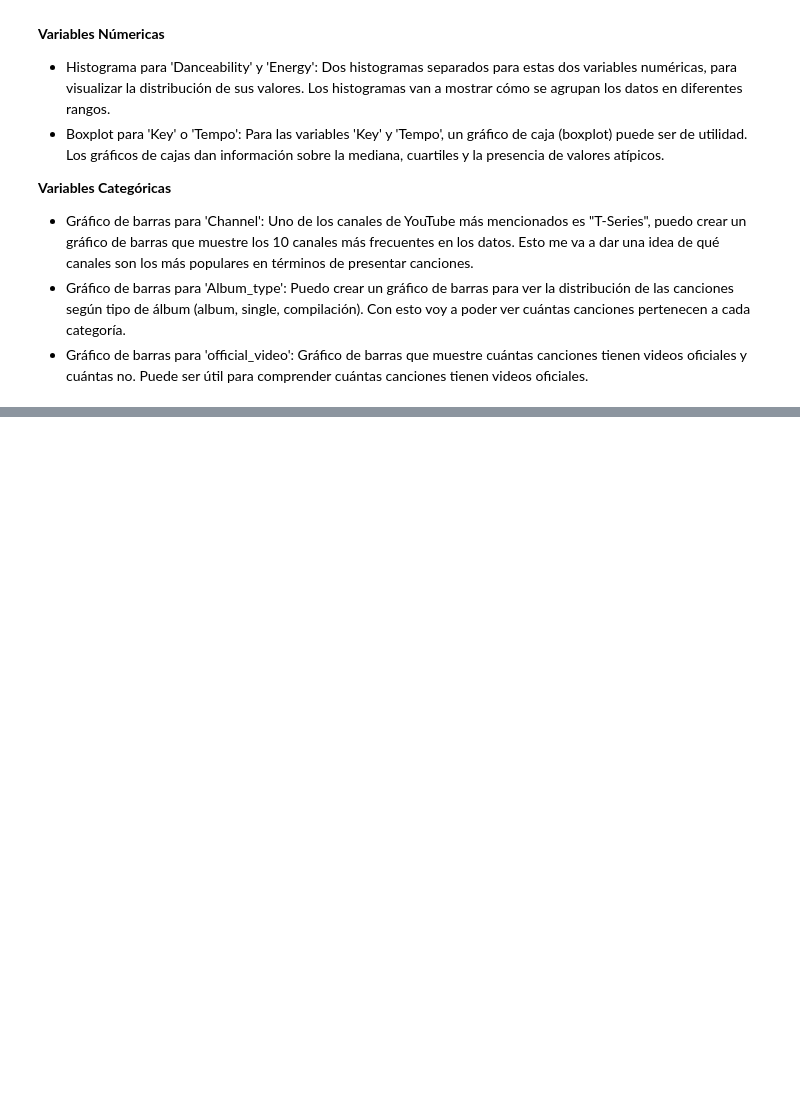
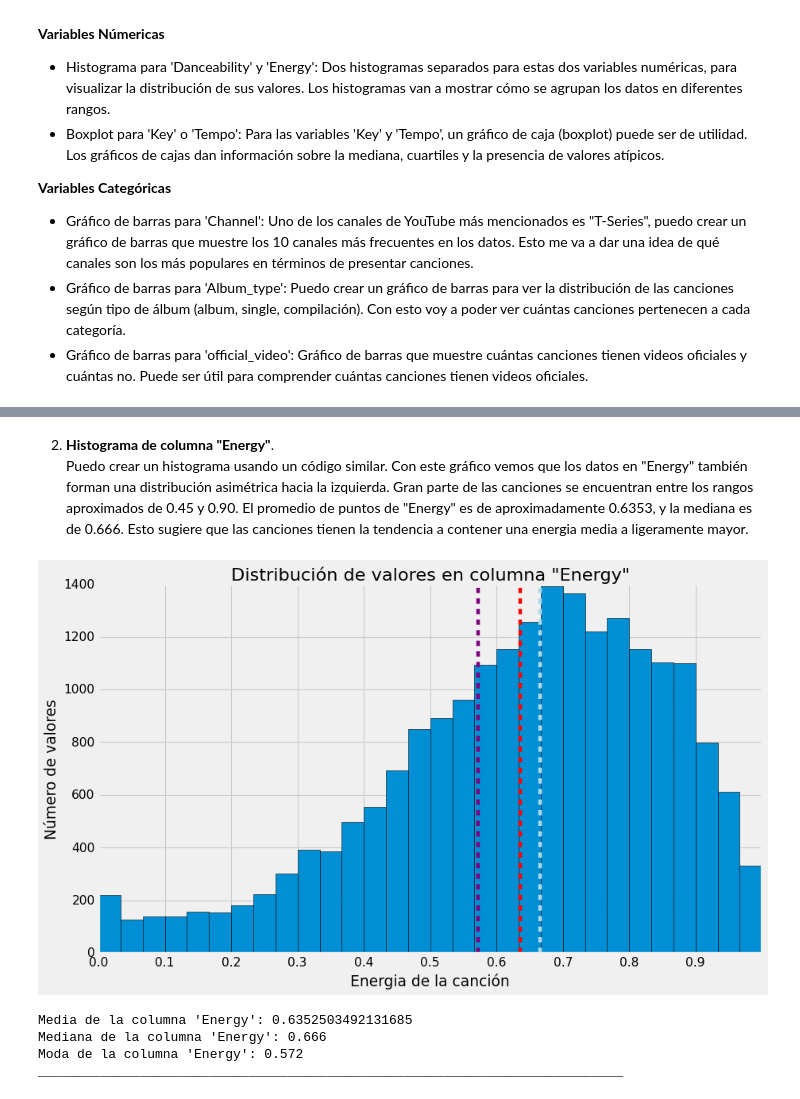
Before and after one commit to emanuelbe1/ciencia_de_datos_repasos, a Jupyter notebook: Coderhouse/visualizacionesPython/visualizacionBenitez.ipynb, the cells around one changed output, grey strips where cells are left out. Drawn from its saved outputs; the diff is of its cells as text; code cells hidden in the pictures; blank space fills up the shorter version.

```diff
--- a/Coderhouse/visualizacionesPython/visualizacionBenitez.ipynb
+++ b/Coderhouse/visualizacionesPython/visualizacionBenitez.ipynb
@@ -199,0 +240,32 @@ Número de valores únicos en la columna 'official_video': 2
+# %% [markdown]
+2. <b>Histograma de columna "Energy"</b>.
+<br> Puedo crear un histograma usando un código similar. Con este gráfico vemos que los datos en "Energy" también forman una distribución asimétrica hacia la izquierda. Gran parte de las canciones se encuentran entre los rangos aproximados de 0.45 y 0.90. El promedio de puntos de "Energy" es de aproximadamente 0.6353, y la mediana es de 0.666. Esto sugiere que las canciones tienen la tendencia a contener una energia media a ligeramente mayor.
+# %%
+# Histograma para 'Energy'
+
+energy_mean = spotifyYoutube['Energy'].mean()
+energy_median = spotifyYoutube['Energy'].median()
+energy_mode = spotifyYoutube['Energy'].mode()[0]
+
+plt.figure(figsize=(12, 7))
+plt.hist(data=spotifyYoutube, x='Energy', bins=30, edgecolor='black')
+plt.title('Distribución de valores en columna "Energy"')
+plt.xticks(np.arange(0, 1, 0.1))
+plt.xlabel('Energia de la canción')
+plt.ylabel('Número de valores')
+plt.axvline(energy_mean, color='red', linestyle='--', label='Media')
+plt.axvline(energy_median, color='lightblue', linestyle='--', label='Mediana')
+plt.axvline(energy_mode, color='purple', linestyle='--', label='Moda')
+plt.show()
+
+
+print(f"Media de la columna 'Energy': {energy_mean}")
+print(f"Mediana de la columna 'Energy': {energy_median}")
+print(f"Moda de la columna 'Energy': {energy_mode}")
+print("_____" * 15)
+# %% [output]
+[figure, added]
+Media de la columna 'Energy': 0.6352503492131685
+Mediana de la columna 'Energy': 0.666
+Moda de la columna 'Energy': 0.572
+___________________________________________________________________________
```
Also changed, not shown: parts of 16 cells of this notebook.
